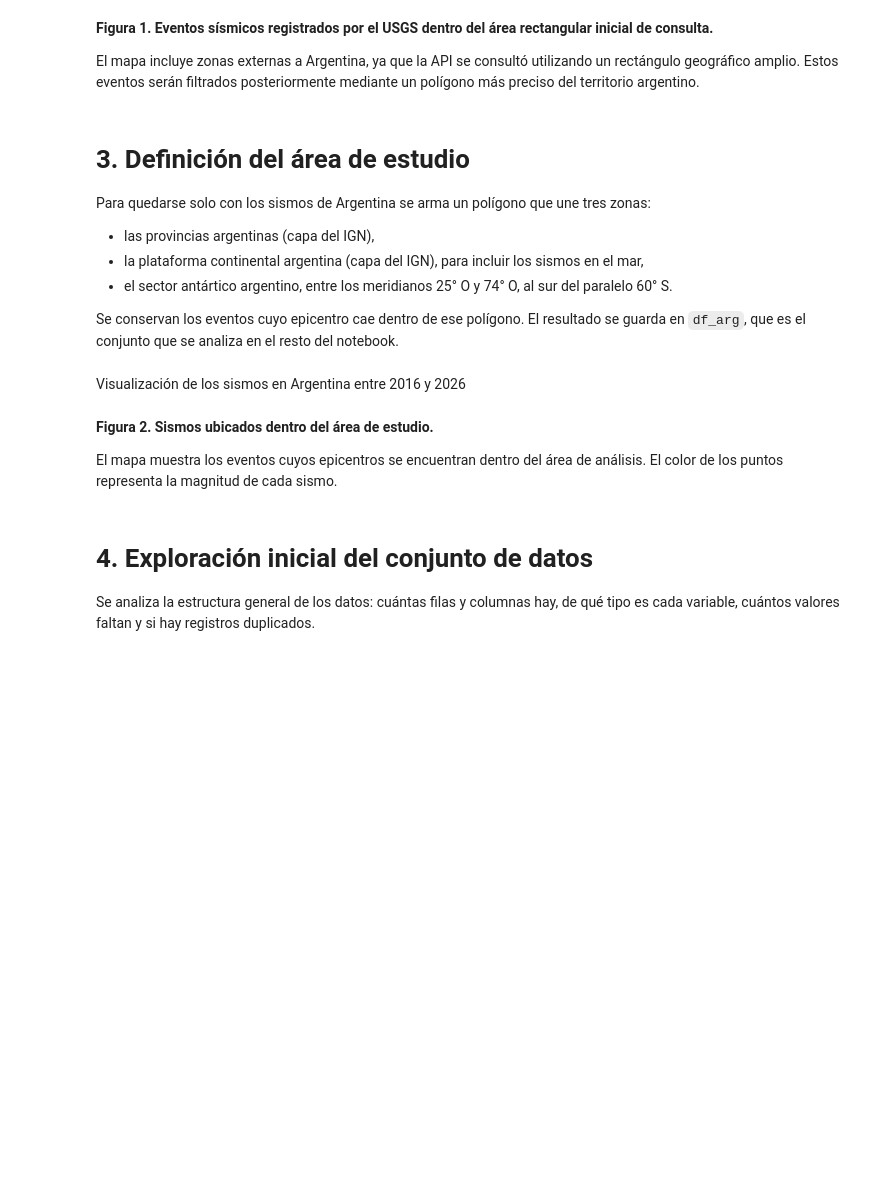
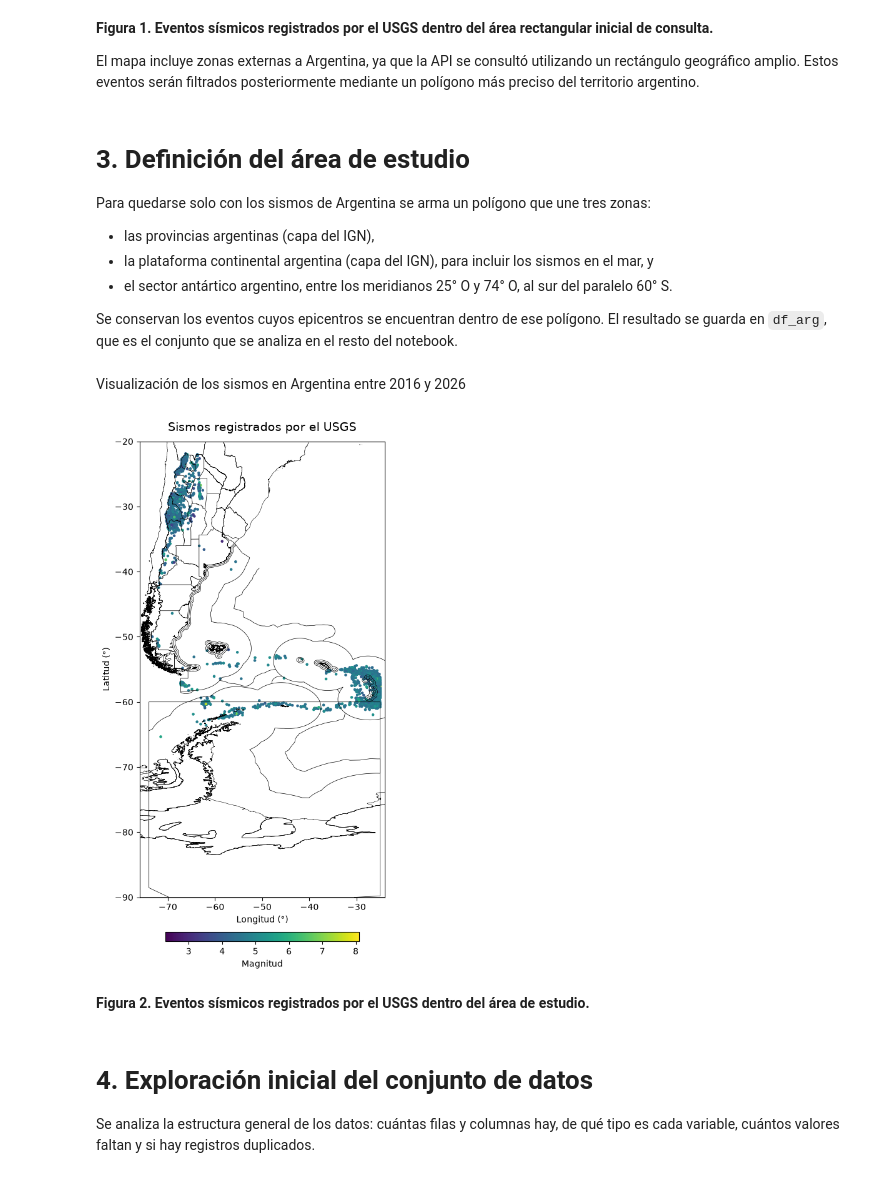
Before and after one commit to fer-gif/proyecto_ypf, a Jupyter notebook: notebooks/01_analisis_exploratorio.ipynb, the cells around one changed output. Cells and saved outputs as stored; diff of their text form; code cells hidden in the pictures; blank space fills up the shorter version.

```diff
--- a/notebooks/01_analisis_exploratorio.ipynb
+++ b/notebooks/01_analisis_exploratorio.ipynb
@@ -150,8 +171,8 @@ plt.show()
 Para quedarse solo con los sismos de Argentina se arma un polígono que une tres zonas:
 
 - las provincias argentinas (capa del IGN),
-- la plataforma continental argentina (capa del IGN), para incluir los sismos en el mar,
+- la plataforma continental argentina (capa del IGN), para incluir los sismos en el mar, y
 - el sector antártico argentino, entre los meridianos 25° O y 74° O, al sur del paralelo 60° S.
 
-Se conservan los eventos cuyo epicentro cae dentro de ese polígono. El resultado se guarda en `df_arg`, que es el conjunto que se analiza en el resto del notebook.
+Se conservan los eventos cuyos epicentros se encuentran dentro de ese polígono. El resultado se guarda en `df_arg`, que es el conjunto que se analiza en el resto del notebook.
 # %%
@@ -198,40 +219,43 @@ ign_sudam.plot(
     linewidth=0.4
 )
 
 ign_arg.plot(
     ax=ax,
     color="black",
     linewidth=0.5
 )
 
 gdf_arg.plot(
     ax=ax,
     column="mag",
     cmap="viridis",
     markersize=5,
     legend=True,
-    legend_kwds={
+    legend_kwds={"label": "Magnitud",
         "orientation": "horizontal",
         "shrink": 0.4,
-        "pad": 0.04
+        "pad": 0.06
     }
 )
 
 # Zoom sobre Argentina y alrededores
 ax.set_xlim(-76, -24)
 ax.set_ylim(-90, -20)
 
+
+ax.set_xlabel("Longitud (°)")
+ax.set_ylabel("Latitud (°)")
 ax.set_title(
-    "Sismos ubicados dentro del área de estudio",
+    "Sismos registrados por el USGS",
     fontsize=14,
     pad=12
 )
 
 plt.show()
+# %% [output]
+[figure, added]
-# %% [markdown]
-**Figura 2. Sismos ubicados dentro del área de estudio.**
-
-El mapa muestra los eventos cuyos epicentros se encuentran dentro del área de análisis. El color de los puntos representa la magnitud de cada sismo.
+# %% [markdown]
+**Figura 2. Eventos sísmicos registrados por el USGS dentro del área de estudio.**
 # %% [markdown]
 # 4. Exploración inicial del conjunto de datos
 
```
Also changed, not shown: parts of 94 cells of this notebook.
